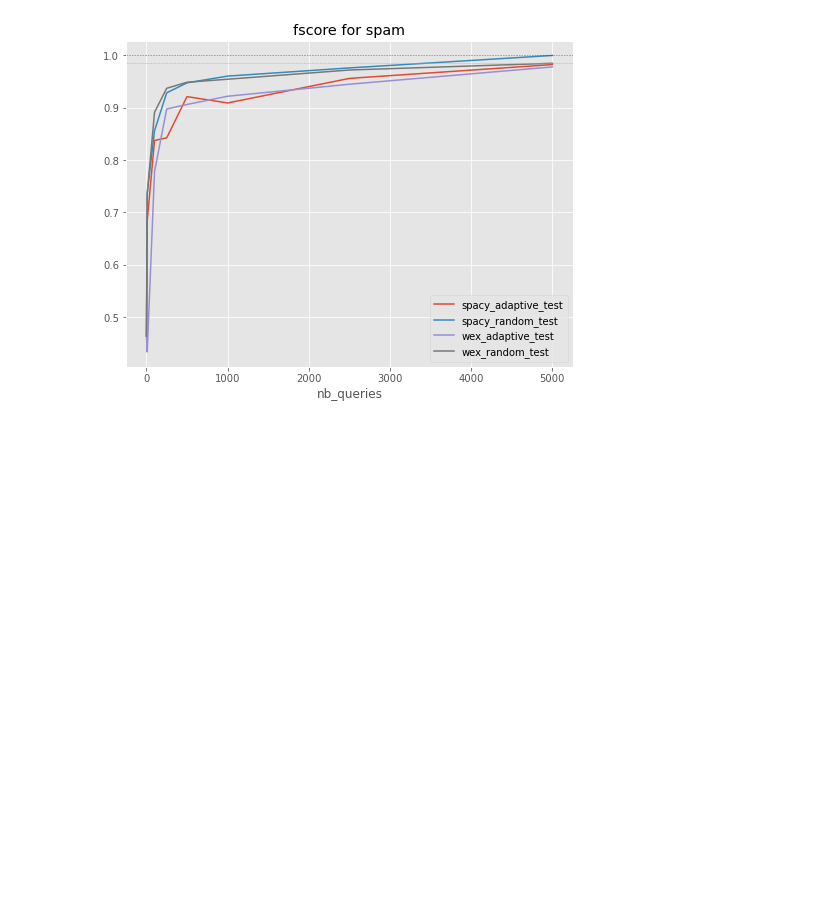
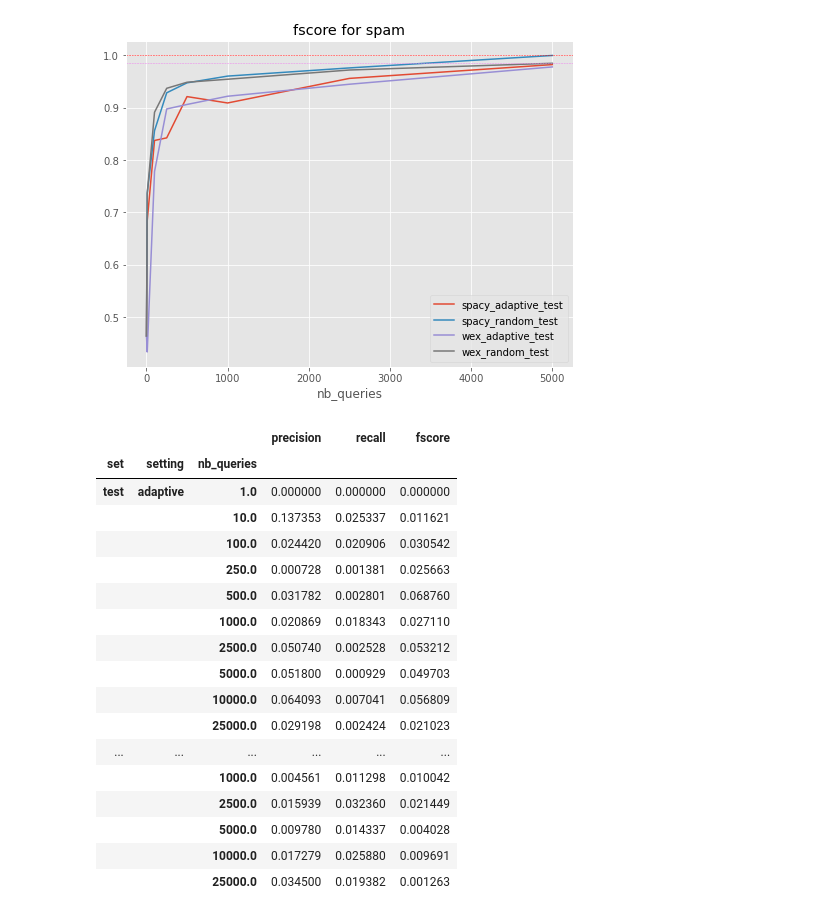
Before and after one commit to freecraver/nlp-stealing, a Jupyter notebook: eval.ipynb, the cells around one changed output. Saved outputs shown, nothing was run; the diff lists cells and outputs as text; code cells hidden in the pictures; blank space fills up the shorter version.

```diff
--- a/eval.ipynb
+++ b/eval.ipynb
@@ -169,3 +169,24 @@ for use_case in df_eval.dataset.unique().tolist():
 [figure]
 [figure]
 [figure]
+# %%
+df_eval[df_eval.dataset=='hate-speech'].groupby(['set', 'setting','nb_queries']).std()
+# %% [output]
+|  |  |  | precision | recall | fscore |
+| set | setting | nb_queries |  |  |  |
+| test | adaptive | 1.0 | 0.000000 | 0.000000 | 0.000000 |
+|  |  | 10.0 | 0.137353 | 0.025337 | 0.011621 |
+|  |  | 100.0 | 0.024420 | 0.020906 | 0.030542 |
+|  |  | 250.0 | 0.000728 | 0.001381 | 0.025663 |
+|  |  | 500.0 | 0.031782 | 0.002801 | 0.068760 |
+|  |  | 1000.0 | 0.020869 | 0.018343 | 0.027110 |
+|  |  | 2500.0 | 0.050740 | 0.002528 | 0.053212 |
+|  |  | 5000.0 | 0.051800 | 0.000929 | 0.049703 |
+|  |  | 10000.0 | 0.064093 | 0.007041 | 0.056809 |
+|  |  | 25000.0 | 0.029198 | 0.002424 | 0.021023 |
+| ... | ... | ... | ... | ... | ... |
+|  |  | 1000.0 | 0.004561 | 0.011298 | 0.010042 |
+|  |  | 2500.0 | 0.015939 | 0.032360 | 0.021449 |
+|  |  | 5000.0 | 0.009780 | 0.014337 | 0.004028 |
+|  |  | 10000.0 | 0.017279 | 0.025880 | 0.009691 |
+|  |  | 25000.0 | 0.034500 | 0.019382 | 0.001263 |
```
Also changed, not shown: parts of 9 cells of this notebook.
